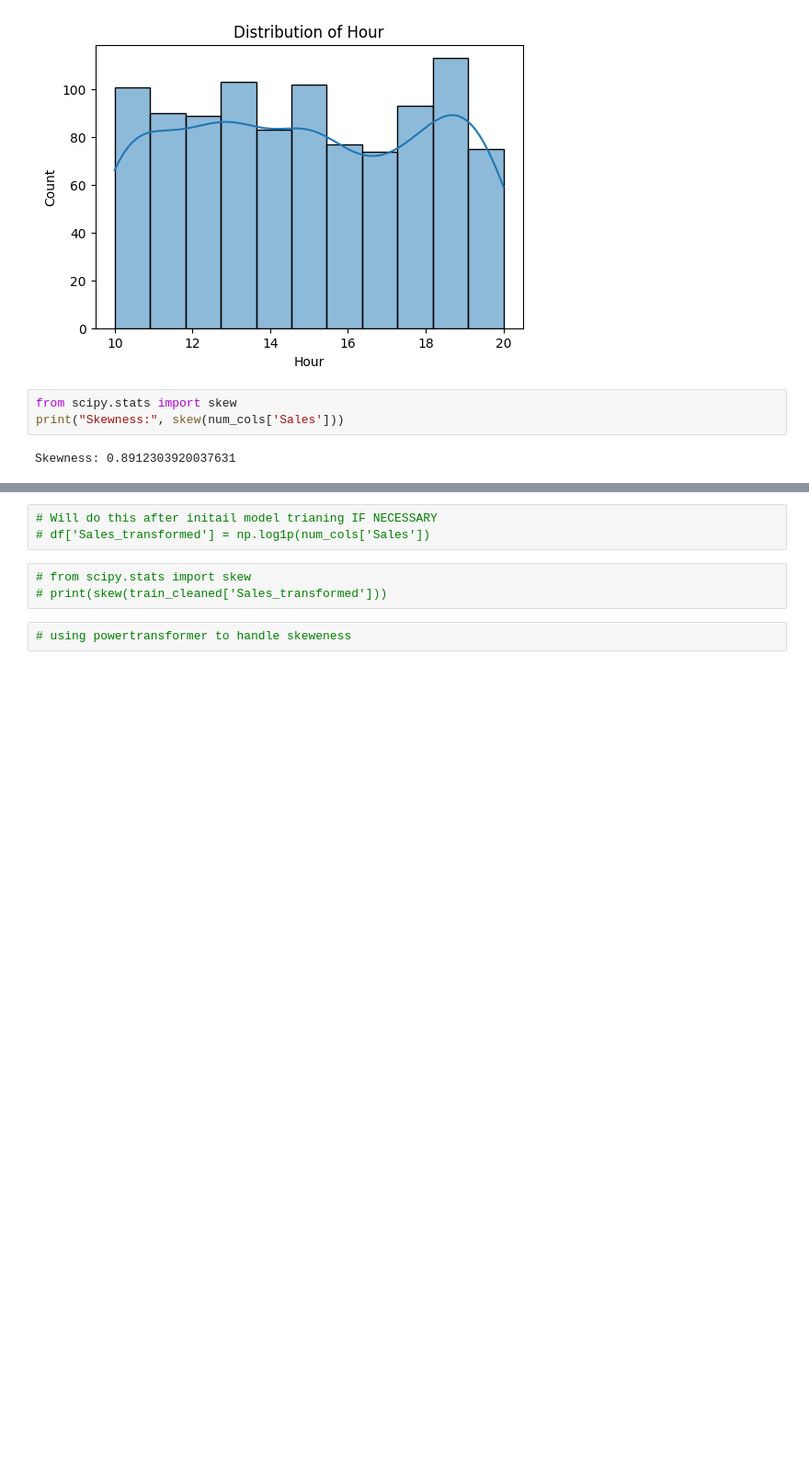
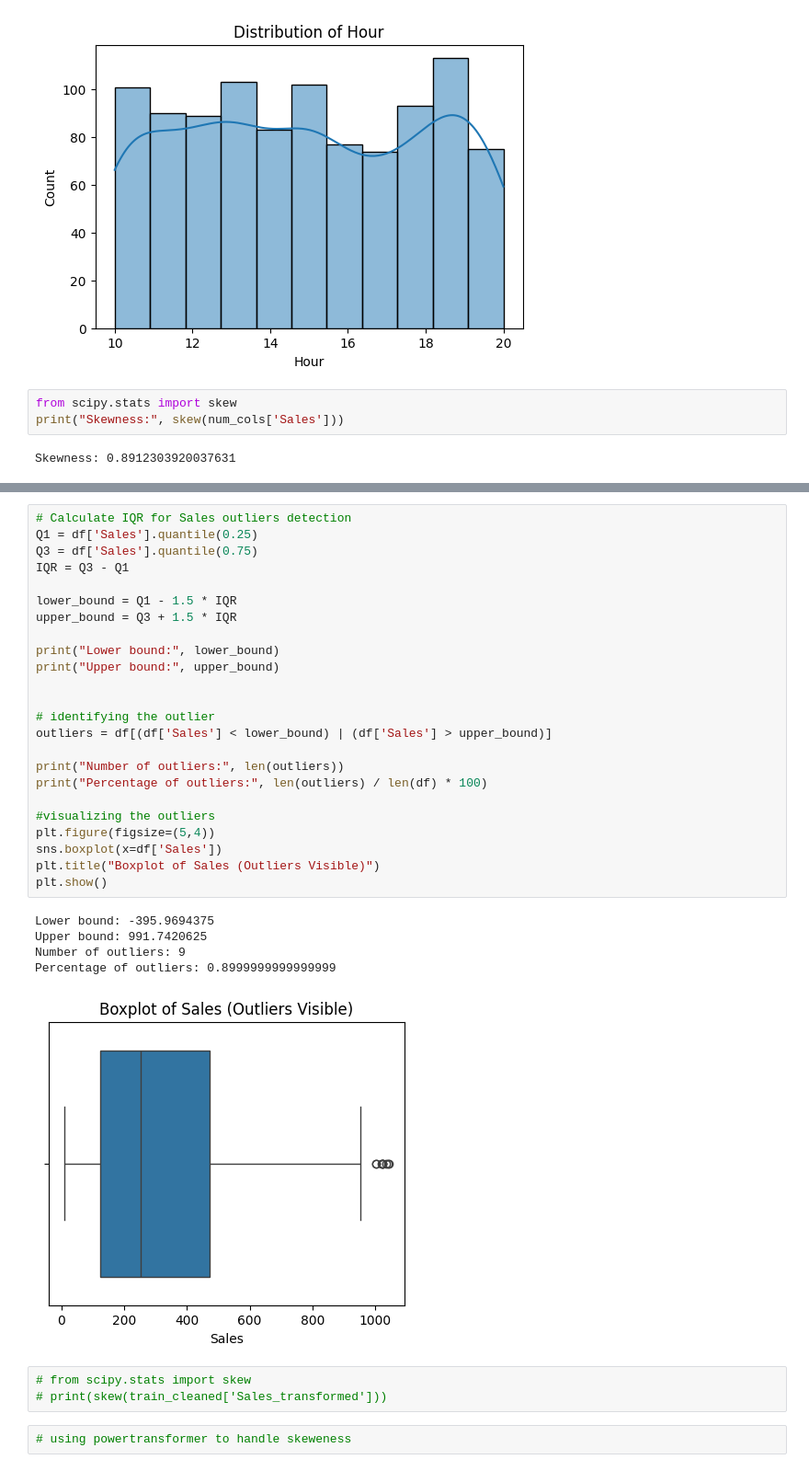
Before and after one commit to riwaz-joshi08/Supermarket_Data_Analysis, a Jupyter notebook: Supermarket_Data_Analysis.ipynb, the cells around one changed output, grey strips where cells are left out. Shown at 92% size. Cells and saved outputs as stored; diff of their text form; blank space fills up the shorter version.

```diff
--- a/Supermarket_Data_Analysis.ipynb
+++ b/Supermarket_Data_Analysis.ipynb
@@ -168,6 +185,33 @@ Skewness: 0.8912303920037631
 # %%
-# Will do this after initail model trianing IF NECESSARY
-# df['Sales_transformed'] = np.log1p(num_cols['Sales'])
+# Calculate IQR for Sales outliers detection
+Q1 = df['Sales'].quantile(0.25)
+Q3 = df['Sales'].quantile(0.75)
+IQR = Q3 - Q1
+
+lower_bound = Q1 - 1.5 * IQR
+upper_bound = Q3 + 1.5 * IQR
+
+print("Lower bound:", lower_bound)
+print("Upper bound:", upper_bound)
+
+
+# identifying the outlier
+outliers = df[(df['Sales'] < lower_bound) | (df['Sales'] > upper_bound)]
+
+print("Number of outliers:", len(outliers))
+print("Percentage of outliers:", len(outliers) / len(df) * 100)
+
+#visualizing the outliers
+plt.figure(figsize=(5,4))
+sns.boxplot(x=df['Sales'])
+plt.title("Boxplot of Sales (Outliers Visible)")
+plt.show()
+# %% [output]
+Lower bound: -395.9694375
+Upper bound: 991.7420625
+Number of outliers: 9
+Percentage of outliers: 0.8999999999999999
+[figure, added]
 # %%
 # from scipy.stats import skew
 # print(skew(train_cleaned['Sales_transformed']))
```
Also changed, not shown: parts of 1 cell of this notebook.
